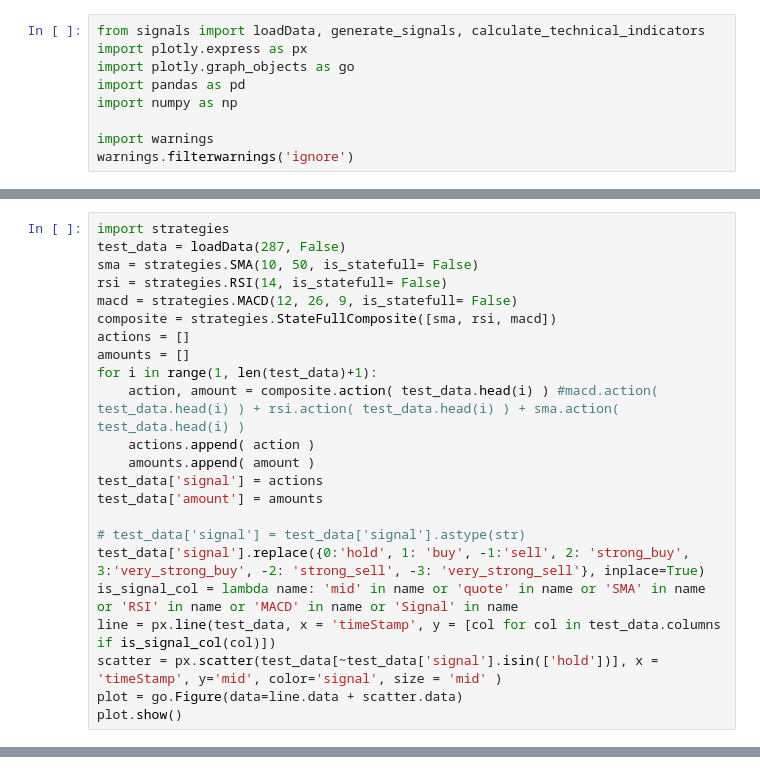
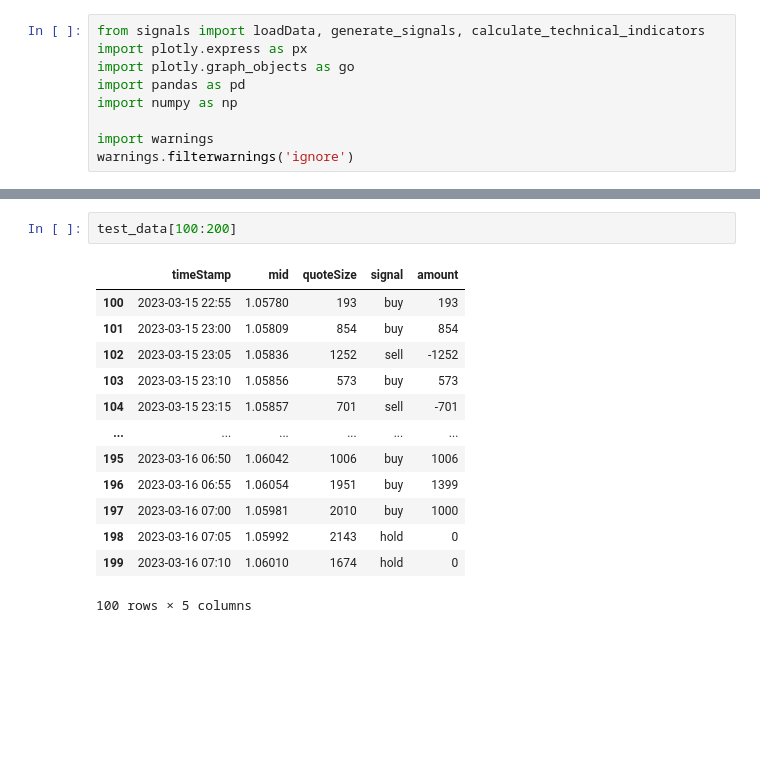
Before and after one commit to surajn581/fxtrading, a Jupyter notebook: strategy.ipynb, the cells around one changed output, grey strips where cells are left out. Cells and saved outputs as stored; diff of their text form; blank space fills up the shorter version.

```diff
--- a/strategy.ipynb
+++ b/strategy.ipynb
@@ -74,23 +50,0 @@ fig.show()
-# %%
-import strategies
-test_data = loadData(287, False)
-sma = strategies.SMA(10, 50, is_statefull= False)
-rsi = strategies.RSI(14, is_statefull= False)
-macd = strategies.MACD(12, 26, 9, is_statefull= False)
-composite = strategies.StateFullComposite([sma, rsi, macd])
-actions = []
-amounts = []
-for i in range(1, len(test_data)+1):
-    action, amount = composite.action( test_data.head(i) ) #macd.action( test_data.head(i) ) + rsi.action( test_data.head(i) ) + sma.action( test_data.head(i) )
-    actions.append( action )
-    amounts.append( amount )
-test_data['signal'] = actions
-test_data['amount'] = amounts
-
-# test_data['signal'] = test_data['signal'].astype(str)
-test_data['signal'].replace({0:'hold', 1: 'buy', -1:'sell', 2: 'strong_buy', 3:'very_strong_buy', -2: 'strong_sell', -3: 'very_strong_sell'}, inplace=True)
-is_signal_col = lambda name: 'mid' in name or 'quote' in name or 'SMA' in name or 'RSI' in name or 'MACD' in name or 'Signal' in name
-line = px.line(test_data, x = 'timeStamp', y = [col for col in test_data.columns if is_signal_col(col)])
-scatter = px.scatter(test_data[~test_data['signal'].isin(['hold'])], x = 'timeStamp', y='mid', color='signal', size = 'mid' )
-plot = go.Figure(data=line.data + scatter.data)
-plot.show()
@@ -114,0 +51,16 @@ bought 354 units at 1.0889/unit| total holding: 187419 at avg buy price: 1.08875
+# %%
+test_data[100:200]
+# %% [output]
+|  | timeStamp | mid | quoteSize | signal | amount |
+| 100 | 2023-03-15 22:55 | 1.05780 | 193 | buy | 193 |
+| 101 | 2023-03-15 23:00 | 1.05809 | 854 | buy | 854 |
+| 102 | 2023-03-15 23:05 | 1.05836 | 1252 | sell | -1252 |
+| 103 | 2023-03-15 23:10 | 1.05856 | 573 | buy | 573 |
+| 104 | 2023-03-15 23:15 | 1.05857 | 701 | sell | -701 |
+| ... | ... | ... | ... | ... | ... |
+| 195 | 2023-03-16 06:50 | 1.06042 | 1006 | buy | 1006 |
+| 196 | 2023-03-16 06:55 | 1.06054 | 1951 | buy | 1399 |
+| 197 | 2023-03-16 07:00 | 1.05981 | 2010 | buy | 1000 |
+| 198 | 2023-03-16 07:05 | 1.05992 | 2143 | hold | 0 |
+| 199 | 2023-03-16 07:10 | 1.06010 | 1674 | hold | 0 |
+100 rows × 5 columns
```
Also changed, not shown: parts of 6 cells of this notebook.
